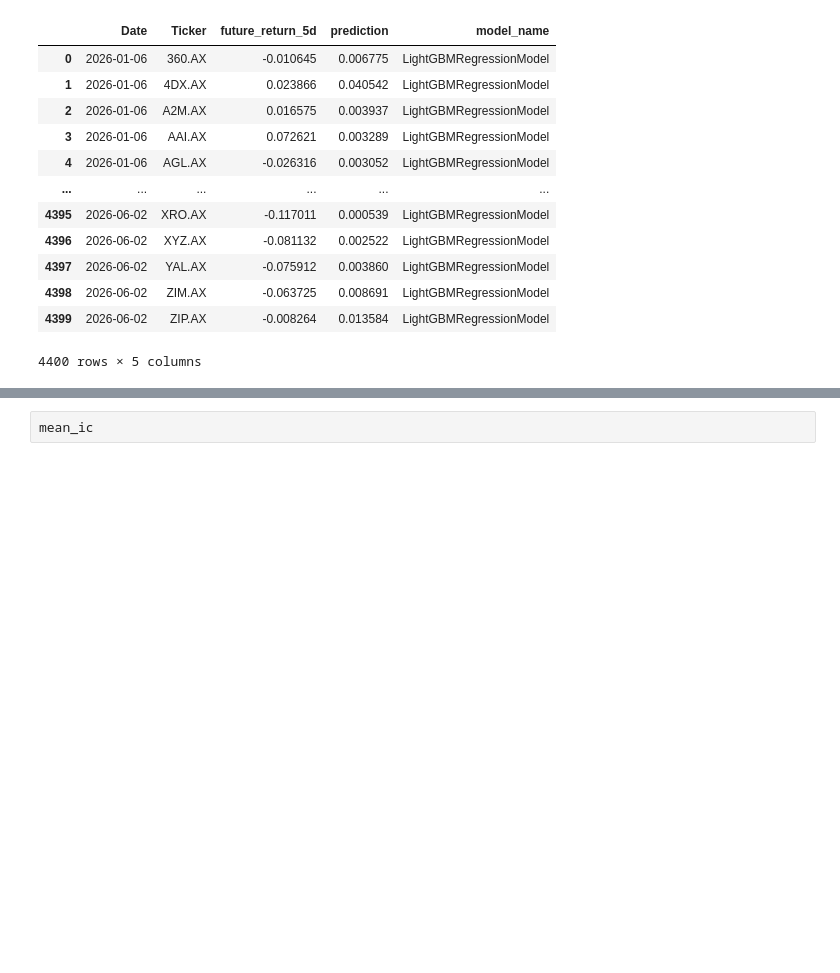
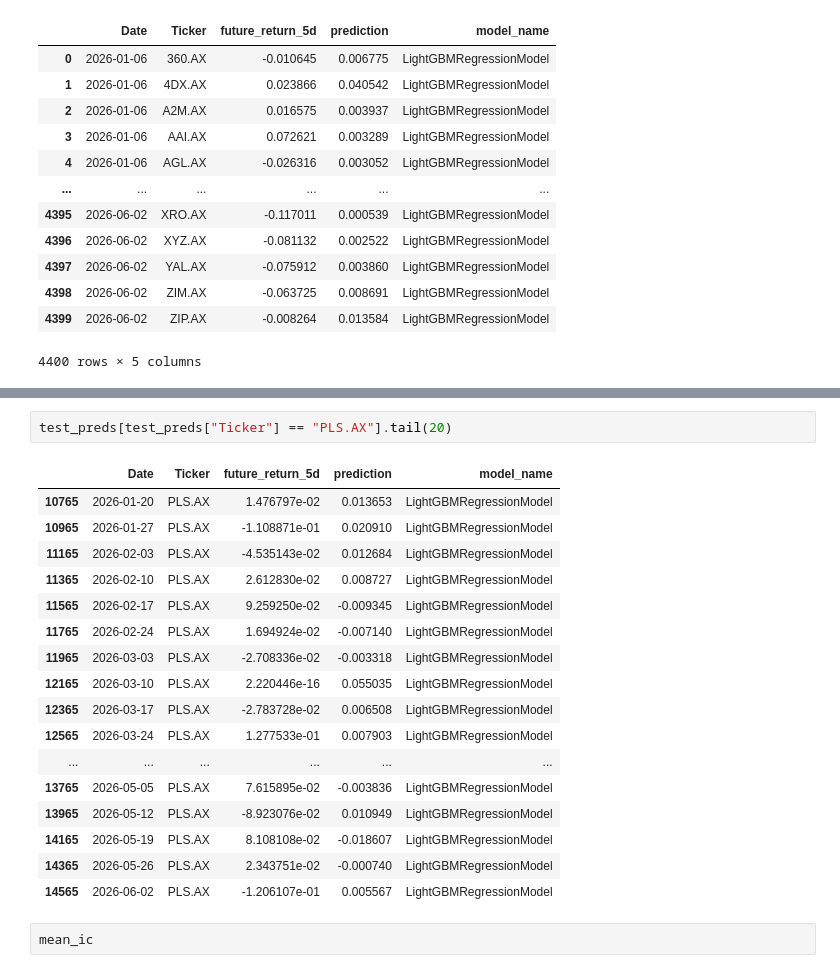
Before and after one commit to hungryfire267/systematic-equities-research, a Jupyter notebook: notebooks/lightgbm_walkforward_research.ipynb, the cells around one changed output, grey strips where cells are left out. Drawn from its saved outputs; the diff is of its cells as text; blank space fills up the shorter version.

```diff
--- a/notebooks/lightgbm_walkforward_research.ipynb
+++ b/notebooks/lightgbm_walkforward_research.ipynb
@@ -165,3 +224,23 @@ sns.lineplot(test_preds[test_preds["Ticker"] == "CBA.AX"], x= "Date", y="predict
+# %%
+test_preds[test_preds["Ticker"] == "PLS.AX"].tail(20)
+# %% [output]
+|  | Date | Ticker | future_return_5d | prediction | model_name |
+| 10765 | 2026-01-20 | PLS.AX | 1.476797e-02 | 0.013653 | LightGBMRegressionModel |
+| 10965 | 2026-01-27 | PLS.AX | -1.108871e-01 | 0.020910 | LightGBMRegressionModel |
+| 11165 | 2026-02-03 | PLS.AX | -4.535143e-02 | 0.012684 | LightGBMRegressionModel |
+| 11365 | 2026-02-10 | PLS.AX | 2.612830e-02 | 0.008727 | LightGBMRegressionModel |
+| 11565 | 2026-02-17 | PLS.AX | 9.259250e-02 | -0.009345 | LightGBMRegressionModel |
+| 11765 | 2026-02-24 | PLS.AX | 1.694924e-02 | -0.007140 | LightGBMRegressionModel |
+| 11965 | 2026-03-03 | PLS.AX | -2.708336e-02 | -0.003318 | LightGBMRegressionModel |
+| 12165 | 2026-03-10 | PLS.AX | 2.220446e-16 | 0.055035 | LightGBMRegressionModel |
+| 12365 | 2026-03-17 | PLS.AX | -2.783728e-02 | 0.006508 | LightGBMRegressionModel |
+| 12565 | 2026-03-24 | PLS.AX | 1.277533e-01 | 0.007903 | LightGBMRegressionModel |
+| ... | ... | ... | ... | ... | ... |
+| 13765 | 2026-05-05 | PLS.AX | 7.615895e-02 | -0.003836 | LightGBMRegressionModel |
+| 13965 | 2026-05-12 | PLS.AX | -8.923076e-02 | 0.010949 | LightGBMRegressionModel |
+| 14165 | 2026-05-19 | PLS.AX | 8.108108e-02 | -0.018607 | LightGBMRegressionModel |
+| 14365 | 2026-05-26 | PLS.AX | 2.343751e-02 | -0.000740 | LightGBMRegressionModel |
+| 14565 | 2026-06-02 | PLS.AX | -1.206107e-01 | 0.005567 | LightGBMRegressionModel |
 # %%
 mean_ic
 # %% [output]
```
Also changed, not shown: parts of 3 cells of this notebook, 11 other files.
